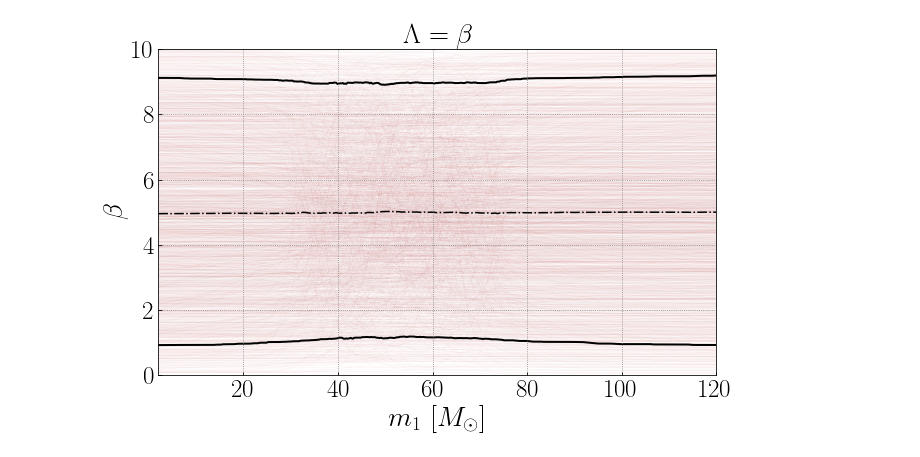
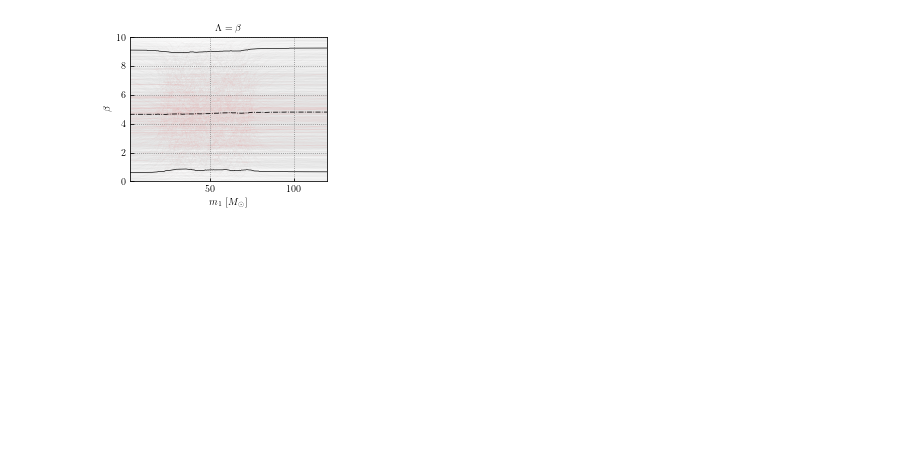
Before and after one commit to maxlalleman/bbh_mass_distribution_redshift_variation_inference, a Jupyter notebook: figures/Traces_reverse.ipynb, the cells around one changed output. Saved outputs shown, nothing was run; the diff lists cells and outputs as text; code cells hidden in the pictures; blank space fills up the shorter version.

```diff
--- a/figures/Traces_reverse.ipynb
+++ b/figures/Traces_reverse.ipynb
@@ -30,24 +632,25 @@ m_grid = np.linspace(2,120,500)
 # %%
-fig,ax = plt.subplots(figsize=(10,6))
+cm = 1/2.54
+fig, ax = plt.subplots(figsize=(9*cm, 6.75*cm))
 ax.set_rasterization_zorder(2)
 zp_matrix = np.zeros((len(range(samps.alpha_ref.size)), len(m_grid)))
 for i in range(samps.alpha_ref.size):
-    zp = sigmoid_zp(samps.low_zp.values[i], samps.high_zp.values[i], 10.**samps.log_width_zp.values[i], samps.middle_m.values[i], m_grid)
-    ax.plot(m_grid, zp, color='#e31a1c', lw=0.1, alpha = 0.1, zorder = 1)
+    zp = sigmoid_zp(samps.low_zp.values[i], samps.high_zp.values[i], 10.**samps.log_width_zp.values[i], samps.middle_m_zp.values[i], m_grid)
+    ax.plot(m_grid, zp, color='#e31a1c', lw=0.05, alpha = 0.1, zorder = 1)
     zp_matrix[i, :] = zp
 
 median_zp = np.median(zp_matrix, axis = 0)
 
 ax.set_xlim(2,120)
 ax.set_ylim(0.2,4)
-ax.set_xlabel(r"$m_1$ [$M_{\odot}$]", fontsize = 28)
-ax.set_ylabel(r"$z_p$", fontsize = 28)
-plt.xticks(fontsize=25)
-plt.yticks(fontsize=25)
-ax.plot(m_grid, median_zp, "-.", c="k", zorder = 1)
-ax.plot(m_grid,np.quantile(zp_matrix,0.05,axis=0), zorder = 1, color='k', lw=2, alpha=1)
-ax.plot(m_grid,np.quantile(zp_matrix,0.95,axis=0), zorder = 1, color='k', lw=2, alpha=1)
-plt.title(r"$\Lambda = z_p$", fontsize = 28)
+ax.set_xlabel(r"$m_1$ [$M_{\odot}$]", fontsize = 10)
+ax.set_ylabel(r"$z_p$", fontsize = 10)
+plt.xticks(fontsize=10)
+plt.yticks(fontsize=10)
+ax.plot(m_grid, median_zp, "-.", c="k", zorder = 1, lw = 0.8)
+ax.plot(m_grid,np.quantile(zp_matrix,0.05,axis=0), zorder = 1, color='k', lw=0.65, alpha=1)
+ax.plot(m_grid,np.quantile(zp_matrix,0.95,axis=0), zorder = 1, color='k', lw=0.65, alpha=1)
+plt.title(r"$\Lambda = z_p$", fontsize = 10)
 plt.savefig("Trace_zp_reverse.pdf", dpi = 400, bbox_inches = "tight")
 plt.show()
 # %% [output]
@@ -55,26 +659,27 @@ plt.show()
 # %%
-fig,ax = plt.subplots(figsize=(10,6))
+cm = 1/2.54
+fig, ax = plt.subplots(figsize=(9*cm, 6.75*cm))
 ax.set_rasterization_zorder(2)
 beta_matrix = np.zeros((len(range(samps.alpha_ref.size)), len(m_grid)))
 for i in range(samps.alpha_ref.size):
     zp = sigmoid_zp(samps.beta_z.values[i], samps.high_beta_z.values[i], 10.**samps.width_beta_z.values[i], samps.middle_m_beta_z.values[i], m_grid)
-    ax.plot(m_grid, zp, color='#e31a1c', lw=0.1, alpha = 0.1, zorder = 1)
+    ax.plot(m_grid, zp, color='#e31a1c', lw=0.05, alpha = 0.1, zorder = 1)
     beta_matrix[i, :] = zp
 
 median_beta = np.median(beta_matrix, axis = 0)
 
 ax.set_xlim(2,120)
 ax.set_ylim(0,10)
-ax.set_xlabel(r"$m_1$ [$M_{\odot}$]", fontsize = 28)
-ax.set_ylabel(r"$\beta$", fontsize = 28)
-plt.xticks(fontsize=25)
-plt.yticks(fontsize=25)
-ax.plot(m_grid, median_beta, "-.", c="k", zorder = 1)
-ax.plot(m_grid,np.quantile(beta_matrix,0.05,axis=0), zorder = 1, color='k', lw=2, alpha=1)
-ax.plot(m_grid,np.quantile(beta_matrix,0.95,axis=0), zorder = 1, color='k', lw=2, alpha=1)
-plt.title(r"$\Lambda = \beta$", fontsize = 28)
+ax.set_xlabel(r"$m_1$ [$M_{\odot}$]", fontsize = 10)
+ax.set_ylabel(r"$\beta$", fontsize = 10)
+plt.xticks(fontsize=10)
+plt.yticks(fontsize=10)
+ax.plot(m_grid, median_beta, "-.", c="k", zorder = 1, lw = 0.8)
+ax.plot(m_grid,np.quantile(beta_matrix,0.05,axis=0), zorder = 1, color='k', lw=0.65, alpha=1)
+ax.plot(m_grid,np.quantile(beta_matrix,0.95,axis=0), zorder = 1, color='k', lw=0.65, alpha=1)
+plt.title(r"$\Lambda = \beta$", fontsize = 10)
 plt.savefig("Trace_beta_reverse.pdf", dpi = 400, bbox_inches = "tight")
 plt.show()
 # %% [output]
-[figure, old version]
+[figure, new version]
 # %%
```
Also changed, not shown: parts of 15 cells of this notebook, 18 other files.
